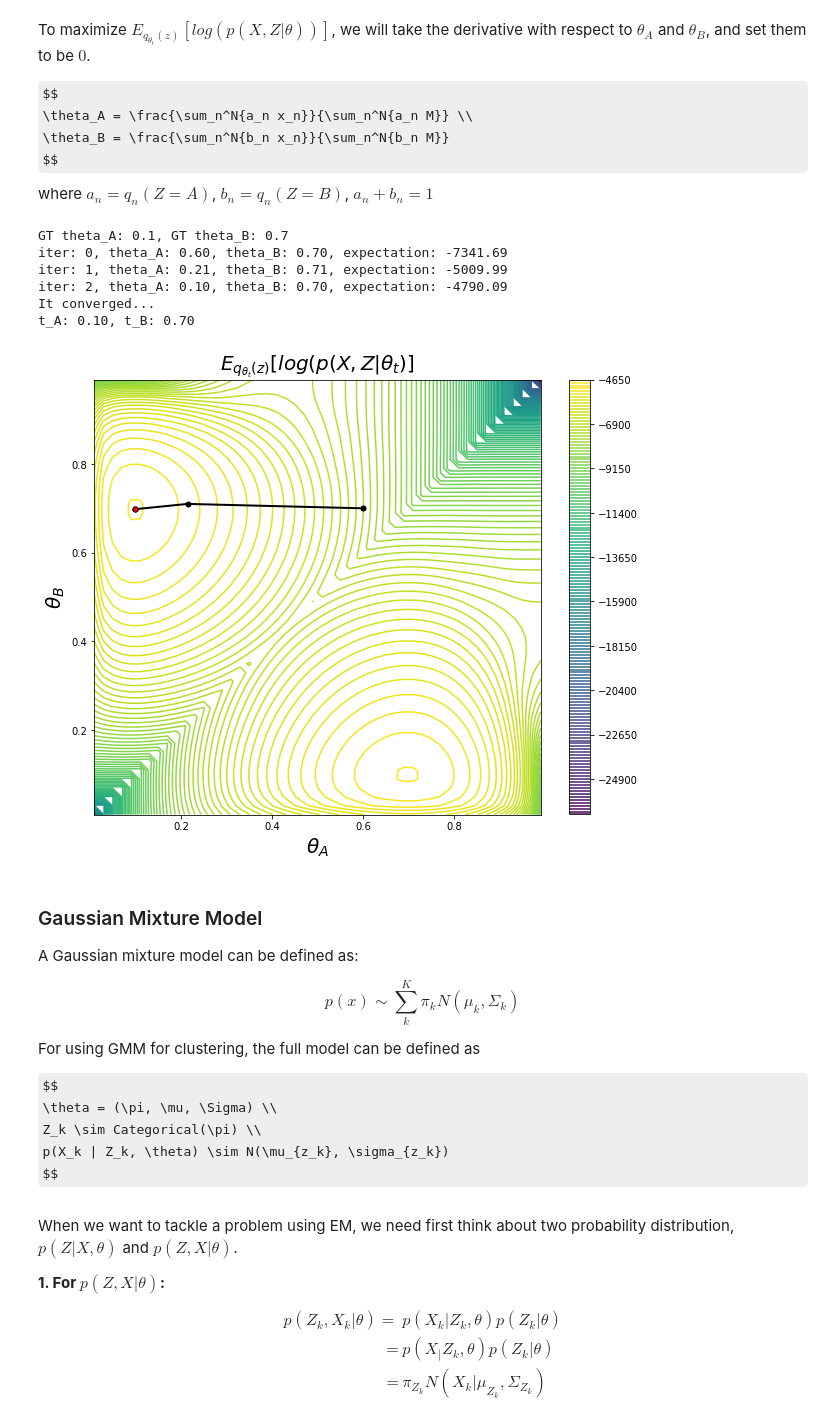
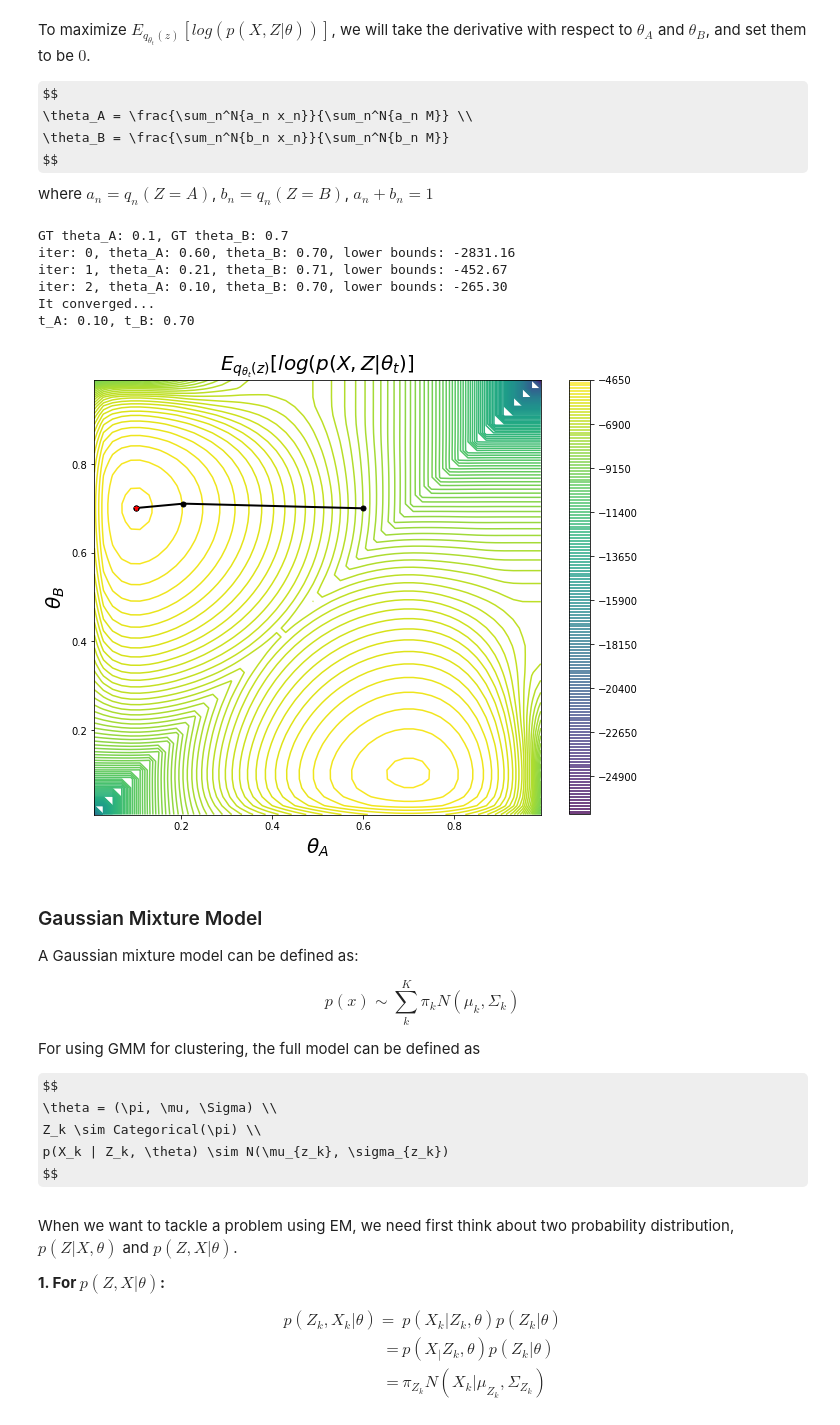
Before and after one commit to xipengwang/xipengwang.github.io, a Jupyter notebook: notebooks/expectation–maximization.ipynb, the cells around one changed output. Cells and saved outputs as stored; diff of their text form; code cells hidden in the pictures; some formulas as TeX source.

```diff
--- a/notebooks/expectation–maximization.ipynb
+++ b/notebooks/expectation–maximization.ipynb
@@ -155,7 +155,7 @@ where $a_n = q_n(Z=A)$, $b_n = q_n(Z=B)$, $a_n+b_n=1$
 
 %matplotlib inline
 import numpy as np
-import scipy.misc as misc
+import scipy.special as special
 from matplotlib import pyplot as plt
 
 def get_qn(theta_A, theta_B, M, nheads):
@@ -172,19 +172,19 @@ def get_qn(theta_A, theta_B, M, nheads):
     an = t / (t+1)
     return an, bn
 
-def get_expectation(theta_A, theta_B, M, nheads, an, bn):
-    l_a = nheads*np.log(theta_A) + (M-nheads)*np.log(1-theta_A) # + log(misc.comb(M, nheads))
-    l_b = nheads*np.log(theta_B) + (M-nheads)*np.log(1-theta_B) # + log(misc.comb(M, nheads))
-    return an * l_a + bn * l_b
+def get_lower_bound(theta_A, theta_B, M, nheads, an, bn):
+    l_a = nheads*np.log(theta_A) + (M-nheads)*np.log(1-theta_A) + np.log(special.comb(M, nheads))
+    l_b = nheads*np.log(theta_B) + (M-nheads)*np.log(1-theta_B) + np.log(special.comb(M, nheads))
+    return an * l_a + bn * l_b - an*np.log(an) - bn*np.log(bn)
 
 def coin_em(rolls, theta_A=np.random.rand(), theta_B=np.random.rand(), maxiter=10):
     theta_As = [theta_A]
     theta_Bs = [theta_B]
-    expectations = []
+    lbs = []
     for i in range(maxiter+1):
         numerator = [0,0]
         denominator = [0,0]
-        expectation = 0
+        lb = 0
         for roll in rolls:
             M = len(roll)
             nheads = roll.count("H")
@@ -193,16 +193,16 @@ def coin_em(rolls, theta_A=np.random.rand(), theta_B=np.random.rand(), maxiter=1
             denominator[0] += an*M
             numerator[1] += bn*nheads
             denominator[1] += bn*M
-            expectation += get_expectation(theta_A, theta_B, M, nheads, an, bn)
+            lb += get_lower_bound(theta_A, theta_B, M, nheads, an, bn)
         theta_A = numerator[0] / denominator[0]
         theta_B = numerator[1] / denominator[1]
         theta_As.append(theta_A)
         theta_Bs.append(theta_B)
-        expectations.append(expectation) # This is the expectation for last theta_A and theta_B
-        if len(expectations) >= 2 and np.abs(expectations[-2] - expectations[-1]) < 1E-8:
+        lbs.append(lb)
+        if len(lbs) >= 2 and np.abs(lbs[-2] - lbs[-1]) < 1E-8:
             print('It converged...')
             return theta_As[:-1], theta_Bs[:-1]
-        print(f'iter: {i}, theta_A: {theta_As[-2]:.2f}, theta_B: {theta_Bs[-2]:.2f}, expectation: {expectation:.2f}')
+        print(f'iter: {i}, theta_A: {theta_As[-2]:.2f}, theta_B: {theta_Bs[-2]:.2f}, lower bounds: {lb:.2f}')
     return theta_As[:-1], theta_Bs[:-1]
 
 
@@ -243,38 +243,39 @@ rolls = []
 selections = []
 for n in range(N):
     p = np.random.uniform()
     if p < 0.5:
         theta = theta_A
         selections.append('A')
     else:
         theta = theta_B
         selections.append('B')
     roll = ""
     for m in range(M):
         p = np.random.uniform()
         if p < theta:
             roll+="H"
         else:
             roll+="T"
             print
     rolls.append(roll)
 
 # print(selections)
 # print(rolls)
 t_As, t_Bs = coin_em(rolls, 0.6, 0.7, maxiter=6)
 print(f't_A: {t_As[-1]:.2f}, t_B: {t_Bs[-1]:.2f}')
 
 plot_coin_likelihood(rolls, t_As, t_Bs)
 #
 # %% [output]
 GT theta_A: 0.1, GT theta_B: 0.7
-iter: 0, theta_A: 0.60, theta_B: 0.70, expectation: -7341.69
-iter: 1, theta_A: 0.21, theta_B: 0.71, expectation: -5009.99
-iter: 2, theta_A: 0.10, theta_B: 0.70, expectation: -4790.09
+iter: 0, theta_A: 0.60, theta_B: 0.70, lower bounds: -2831.16
+iter: 1, theta_A: 0.21, theta_B: 0.71, lower bounds: -452.67
+iter: 2, theta_A: 0.10, theta_B: 0.70, lower bounds: -265.30
 It converged...
 t_A: 0.10, t_B: 0.70
-[figure, old version]
+[figure, new version]
 # %% [markdown]
+<a id='em-section-gmm'></a>
 ### Gaussian Mixture Model
 
 A Gaussian mixture model can be defined as:
```
Also changed, not shown: parts of 4 cells of this notebook, 1 other file.
